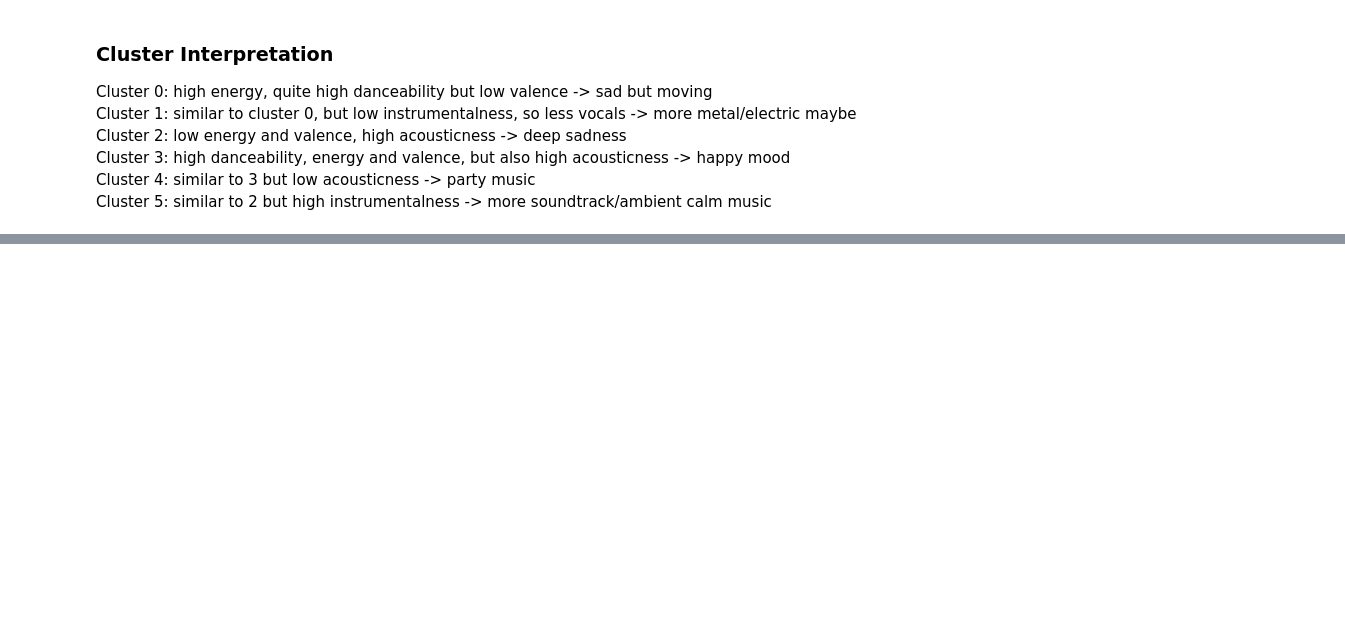
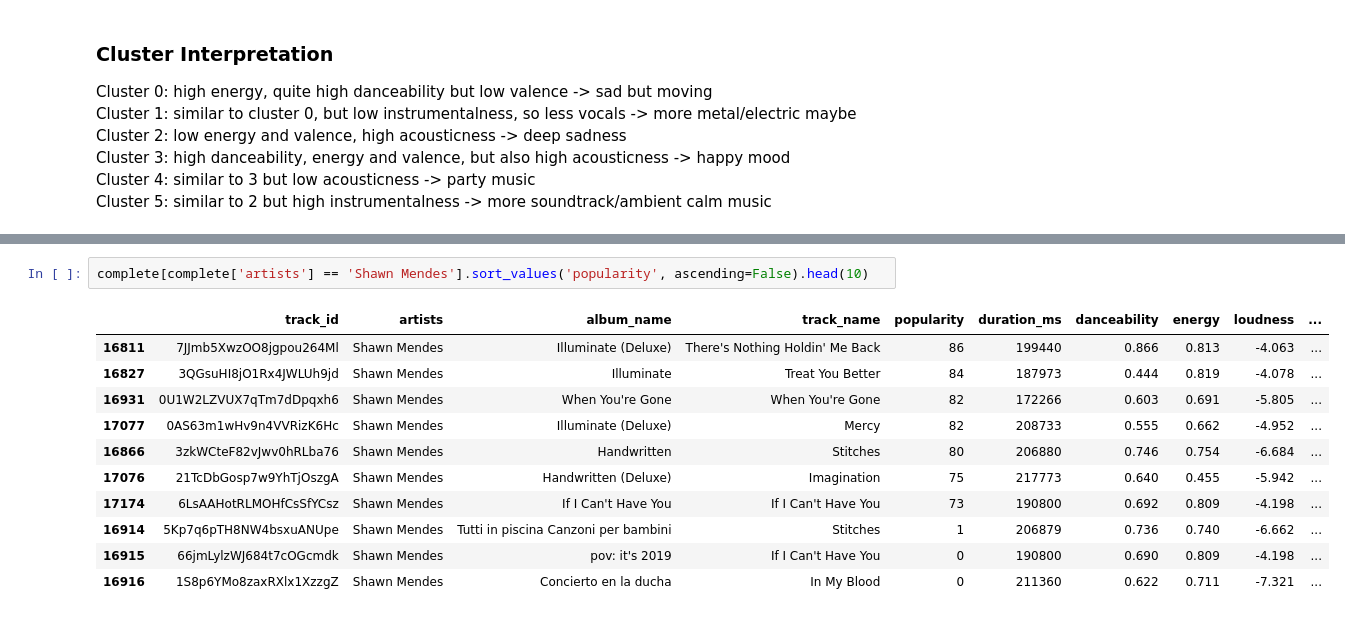
Before and after one commit to elena563/spotitype, a Jupyter notebook: backend/notebook/ca.ipynb, the cells around one changed output, grey strips where cells are left out. Drawn from its saved outputs; the diff is of its cells as text; blank space fills up the shorter version.

```diff
--- a/backend/notebook/ca.ipynb
+++ b/backend/notebook/ca.ipynb
@@ -52,0 +90,14 @@ Cluster 5: similar to 2 but high instrumentalness -> more soundtrack/ambient cal
+# %%
+complete[complete['artists'] == 'Shawn Mendes'].sort_values('popularity', ascending=False).head(10)
+# %% [output]
+|  | track_id | artists | album_name | track_name | popularity | duration_ms | danceability | energy | loudness | ... |
+| 16811 | 7JJmb5XwzOO8jgpou264Ml | Shawn Mendes | Illuminate (Deluxe) | There's Nothing Holdin' Me Back | 86 | 199440 | 0.866 | 0.813 | -4.063 | ... |
+| 16827 | 3QGsuHI8jO1Rx4JWLUh9jd | Shawn Mendes | Illuminate | Treat You Better | 84 | 187973 | 0.444 | 0.819 | -4.078 | ... |
+| 16931 | 0U1W2LZVUX7qTm7dDpqxh6 | Shawn Mendes | When You're Gone | When You're Gone | 82 | 172266 | 0.603 | 0.691 | -5.805 | ... |
+| 17077 | 0AS63m1wHv9n4VVRizK6Hc | Shawn Mendes | Illuminate (Deluxe) | Mercy | 82 | 208733 | 0.555 | 0.662 | -4.952 | ... |
+| 16866 | 3zkWCteF82vJwv0hRLba76 | Shawn Mendes | Handwritten | Stitches | 80 | 206880 | 0.746 | 0.754 | -6.684 | ... |
+| 17076 | 21TcDbGosp7w9YhTjOszgA | Shawn Mendes | Handwritten (Deluxe) | Imagination | 75 | 217773 | 0.640 | 0.455 | -5.942 | ... |
+| 17174 | 6LsAAHotRLMOHfCsSfYCsz | Shawn Mendes | If I Can't Have You | If I Can't Have You | 73 | 190800 | 0.692 | 0.809 | -4.198 | ... |
+| 16914 | 5Kp7q6pTH8NW4bsxuANUpe | Shawn Mendes | Tutti in piscina Canzoni per bambini | Stitches | 1 | 206879 | 0.736 | 0.740 | -6.662 | ... |
+| 16915 | 66jmLylzWJ684t7cOGcmdk | Shawn Mendes | pov: it's 2019 | If I Can't Have You | 0 | 190800 | 0.690 | 0.809 | -4.198 | ... |
+| 16916 | 1S8p6YMo8zaxRXlx1XzzgZ | Shawn Mendes | Concierto en la ducha | In My Blood | 0 | 211360 | 0.622 | 0.711 | -7.321 | ... |
```
Also changed, not shown: parts of 4 cells of this notebook, 2 other files.
